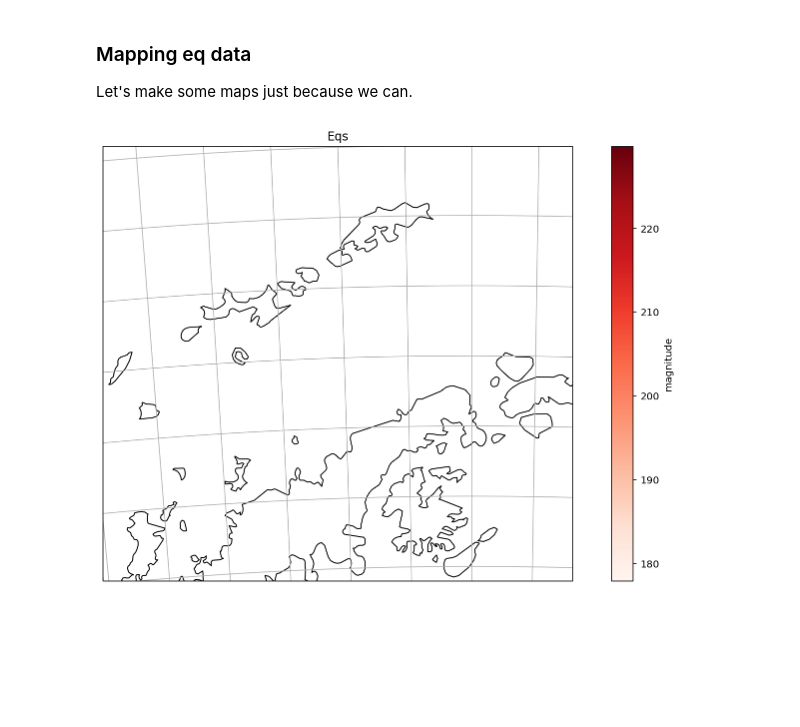
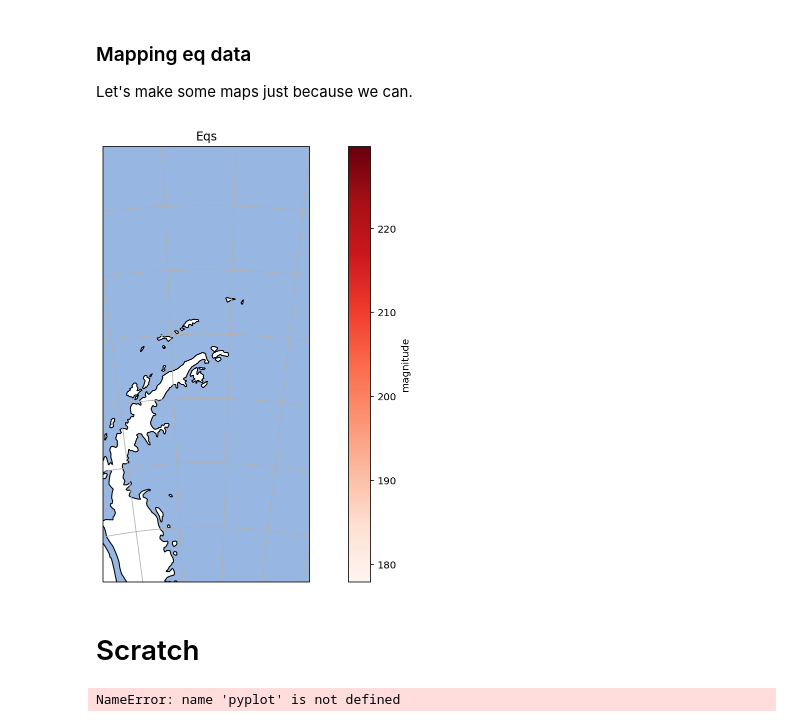
Before and after one commit to daxsoule/bravoseis, a Jupyter notebook: notebooks/hydroacoustic_plots.ipynb, the cells around one changed output. Saved outputs shown, nothing was run; the diff lists cells and outputs as text; code cells hidden in the pictures; blank space fills up the shorter version.

Commit message:
Added ocean

```diff
--- a/notebooks/hydroacoustic_plots.ipynb
+++ b/notebooks/hydroacoustic_plots.ipynb
@@ -8,8 +16,9 @@ plt.rcParams['figure.figsize'] = (14, 8)
 # %%
 from IPython import display
 display.set_matplotlib_formats('retina')
+# %%
+data_dir = '/home/jovyan/data/bravoseis_data'
 # %%
-path = '/home/jovyan/data/bravoseis_data/noaa_hydroacoustic/seasick_output/eqs.csv'
-
-eqs = pd.read_csv(path, sep=',', index_col='time')
+eqs = pd.read_csv(data_dir + '/noaa_hydroacoustic/seasick_output/eqs.csv',
+                  sep=',',index_col='time')
 eqs.head()
@@ -24,15 +55,25 @@ import numpy as np
 # %%
 ax = plt.axes(projection=ccrs.UTM(21, southern_hemisphere=True, globe=None))
-ax.coastlines()
 sc = ax.scatter(eqs.ep_lon, eqs.ep_lat,
                 c=eqs.mdb, s=40,
                 edgecolor='k', cmap='Reds',
                 transform=ccrs.UTM(21, southern_hemisphere=True, globe=None))
 plt.colorbar(sc, label='magnitude')
 ax.gridlines()
 ax.set_title('Eqs');
-
-extent = [-62.5, -55.5, -64.5, -61.5]
+ax.coastlines()
+ax.add_feature(cartopy.feature.OCEAN)
+extent = [-50.0 ,-64, -55, -72]
 ax.set_extent(extent)
 # %% [output]
-[figure, old version]
+[figure, new version]
+# %% [markdown]
+# Scratch
+# %%
+# Set up a standard map for latlon data.
+geo_axes = pyplot.axes(projection=cartopy.crs.PlateCarree())
+
+# Set up an OSGB map.
+geo_axes = pyplot.subplot(2, 2, 1, projection=cartopy.crs.OSGB())
+# %% [output]
+NameError: name 'pyplot' is not defined
```
Also changed, not shown: parts of 4 cells of this notebook, 2 other files.
